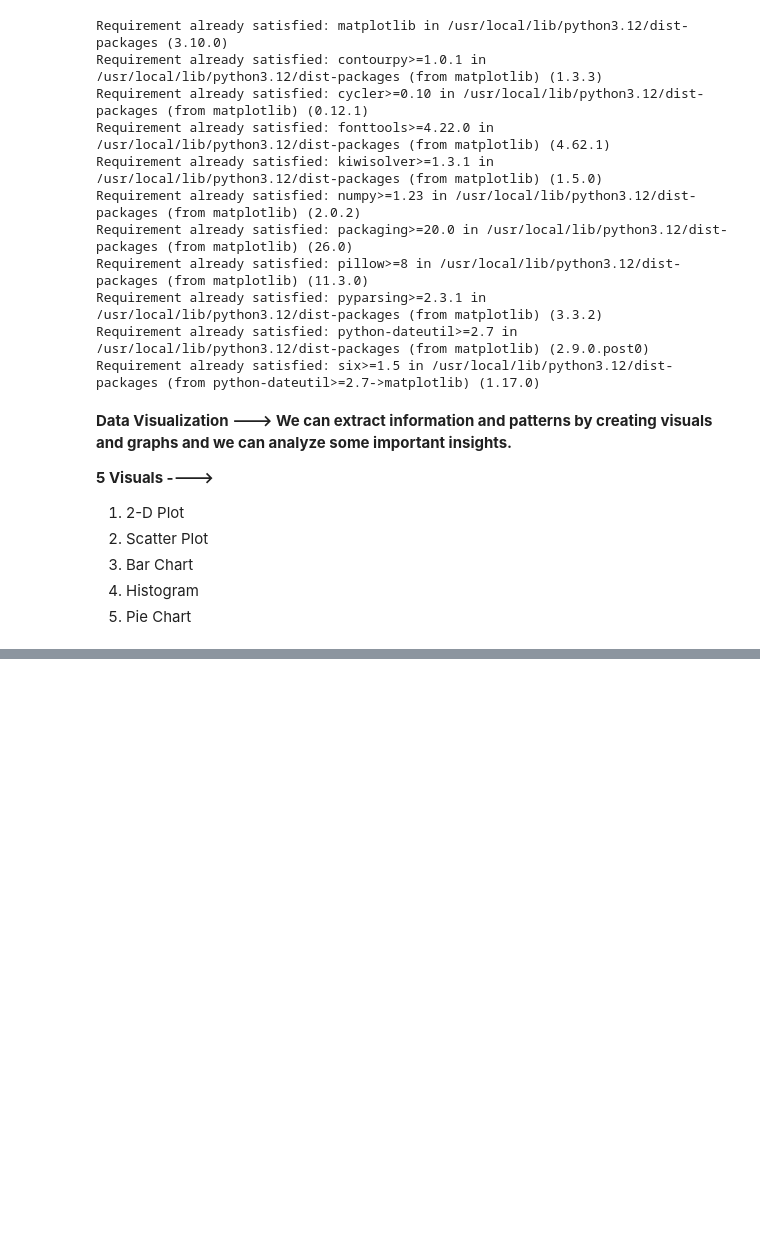
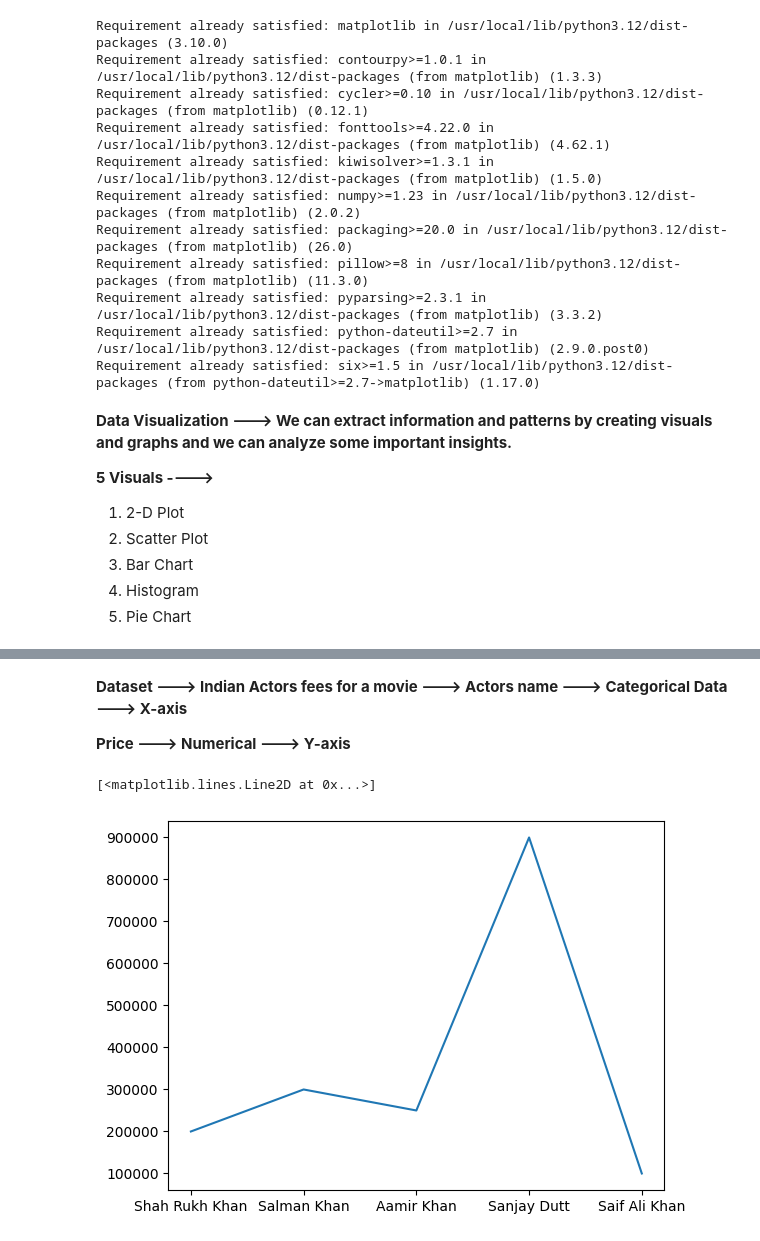
Before and after one commit to Legendkiller9855/GENRATIVE_AI, a Jupyter notebook: Matplotlib.ipynb, the cells around one changed output, grey strips where cells are left out. Drawn from its saved outputs; the diff is of its cells as text; code cells hidden in the pictures; blank space fills up the shorter version.

```diff
--- a/Matplotlib.ipynb
+++ b/Matplotlib.ipynb
@@ -30,0 +117,17 @@ import matplotlib.pyplot as plt
+# %% [markdown]
+**Dataset ---> Indian Actors fees for a movie ---> Actors name ---> Categorical Data ---> X-axis**
+
+**Price ---> Numerical ---> Y-axis**
+# %%
+#2-D Line Plot
+import matplotlib.pyplot as plt
+
+
+x = ['Shah Rukh Khan' , 'Salman Khan' , 'Aamir Khan' , 'Sanjay Dutt' , 'Saif Ali Khan']
+y = [200000,300000,250000,900000,100000]
+
+#To create a Line Plot : plt.plot(x,y) ---> plot() function ---> Create the graph for us
+plt.plot(x,y)
+# %% [output]
+[<matplotlib.lines.Line2D at 0x...>]
+[figure, added]
```
Also changed, not shown: parts of 21 cells of this notebook.
